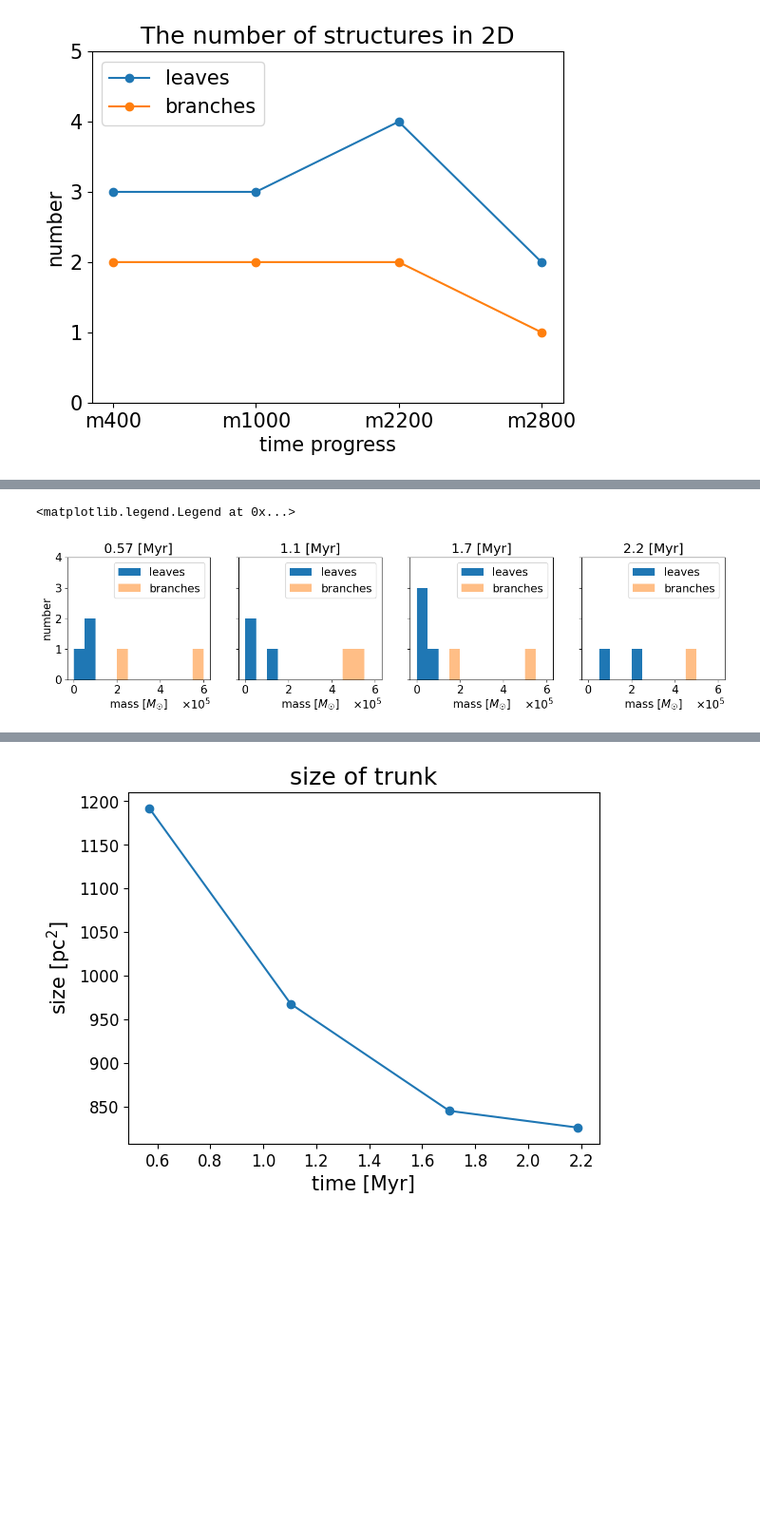
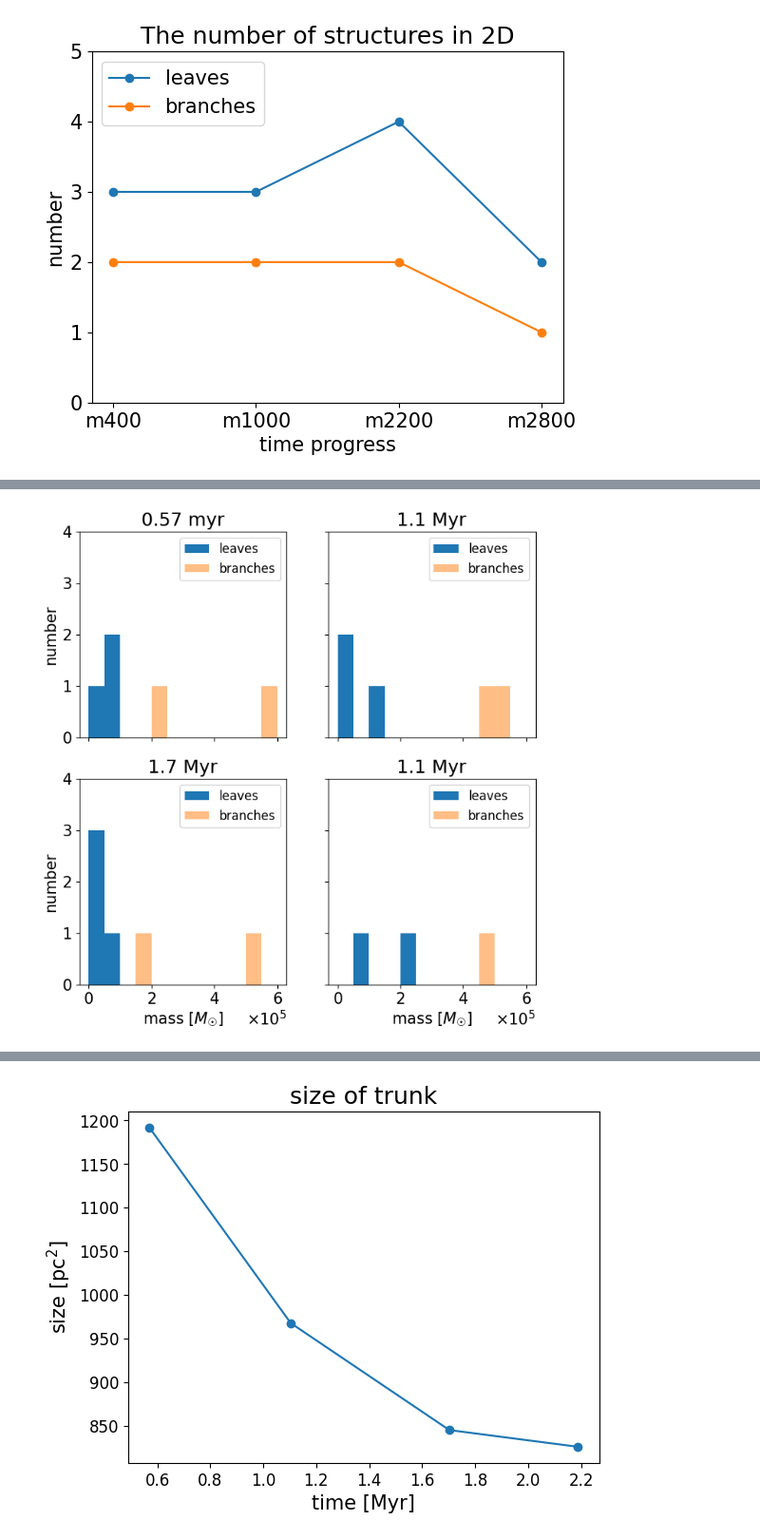
Before and after one commit to kotora260/StarGen, a Jupyter notebook: discuss_2D.ipynb, the cells around one changed output, grey strips where cells are left out. Shown at 95% size. Saved outputs shown, nothing was run; the diff lists cells and outputs as text; code cells hidden in the pictures; blank space fills up the shorter version.

```diff
--- a/discuss_2D.ipynb
+++ b/discuss_2D.ipynb
@@ -71,58 +69,56 @@ axes[3].legend()
 # %%
 # make histgram of the mass of all structures in 2D
 
 leaf_mass_400 = [73370.27119315762, 59195.409926085435, 34242.34182361973]
 leaf_mass_1000 = [25696.755629660933, 116010.15909068486, 30320.89549057875]
 leaf_mass_2200 = [17681.274058123312, 31640.5122211156, 83040.93054706795, 35963.24932525283]
 leaf_mass_2800 = [52118.290098283826, 226889.68263337266]
 
 branch_mass_400 = [575791.3856187873, 202409.55575027614]
 branch_mass_1000 = [493971.11368961167, 540569.8987091397]
 branch_mass_2200 = [502886.8817423286, 197254.124984529]
 branch_mass_2800 = [473164.76796248835]
 
 bins = 12
 range = (0, 600000)
 
-fig, axes = plt.subplots(nrows=1, ncols=4, figsize=(16, 3), sharex=True, sharey=True)
-axes[0].hist(leaf_mass_400, bins=bins, range=range, label='leaves')
-axes[0].hist(branch_mass_400, bins=bins, range=range, alpha=0.5, label='branches')
-axes[1].hist(leaf_mass_1000, bins=bins, range=range, label='leaves')
-axes[1].hist(branch_mass_1000, bins=bins, range=range, alpha=0.5, label='branches')
-axes[2].hist(leaf_mass_2200, bins=bins, range=range, label='leaves')
-axes[2].hist(branch_mass_2200, bins=bins, range=range, alpha=0.5, label='branches')
-axes[3].hist(leaf_mass_2800, bins=bins, range=range, label='leaves')
-axes[3].hist(branch_mass_2800, bins=bins, range=range, alpha=0.5, label='branches')
+fig, axes = plt.subplots(nrows=2, ncols=2, figsize=(8, 8), sharex=True, sharey=True)
+axes[0, 0].hist(leaf_mass_400, bins=bins, range=range, label='leaves')
+axes[0, 0].hist(branch_mass_400, bins=bins, range=range, alpha=0.5, label='branches')
+axes[0, 1].hist(leaf_mass_1000, bins=bins, range=range, label='leaves')
+axes[0, 1].hist(branch_mass_1000, bins=bins, range=range, alpha=0.5, label='branches')
+axes[1, 0].hist(leaf_mass_2200, bins=bins, range=range, label='leaves')
+axes[1, 0].hist(branch_mass_2200, bins=bins, range=range, alpha=0.5, label='branches')
+axes[1, 1].hist(leaf_mass_2800, bins=bins, range=range, label='leaves')
+axes[1, 1].hist(branch_mass_2800, bins=bins, range=range, alpha=0.5, label='branches')
 
-axes[0].xaxis.set_major_formatter(ptick.ScalarFormatter(useMathText=True))
-axes[0].ticklabel_format(style="sci", axis="x", scilimits=(5,5))
-axes[1].xaxis.set_major_formatter(ptick.ScalarFormatter(useMathText=True))
-axes[1].ticklabel_format(style="sci", axis="x", scilimits=(5,5))
-axes[2].xaxis.set_major_formatter(ptick.ScalarFormatter(useMathText=True))
-axes[2].ticklabel_format(style="sci", axis="x", scilimits=(5,5))
-axes[3].xaxis.set_major_formatter(ptick.ScalarFormatter(useMathText=True))
-axes[3].ticklabel_format(style="sci", axis="x", scilimits=(5,5))
+axes[0, 0].xaxis.set_major_formatter(ptick.ScalarFormatter(useMathText=True))
+axes[0, 0].ticklabel_format(style="sci", axis="x", scilimits=(5,5))
+axes[0, 1].xaxis.set_major_formatter(ptick.ScalarFormatter(useMathText=True))
+axes[0, 1].ticklabel_format(style="sci", axis="x", scilimits=(5,5))
+axes[1, 0].xaxis.set_major_formatter(ptick.ScalarFormatter(useMathText=True))
+axes[1, 0].ticklabel_format(style="sci", axis="x", scilimits=(5,5))
+axes[1, 1].xaxis.set_major_formatter(ptick.ScalarFormatter(useMathText=True))
+axes[1, 1].ticklabel_format(style="sci", axis="x", scilimits=(5,5))
 
 plt.yticks(np.arange(0, 5, 1))
 
-axes[0].set_title('0.57 [Myr]')
-axes[0].set_ylabel('number')
-axes[0].set_xlabel('mass [$M_☉$]')
-axes[0].legend()
-axes[1].set_title('1.1 [Myr]')
-axes[1].set_xlabel('mass [$M_☉$]')
-axes[1].legend()
-axes[2].set_title('1.7 [Myr]')
-axes[2].set_xlabel('mass [$M_☉$]')
-axes[2].legend()
-axes[3].set_title('2.2 [Myr]')
-axes[3].set_xlabel('mass [$M_☉$]')
-axes[3].legend()
+axes[0, 0].set_title('0.57 myr')
+axes[0, 0].set_ylabel('number')
+axes[0, 0].legend(fontsize=12)
+axes[0, 1].set_title('1.1 Myr')
+axes[0, 1].legend(fontsize=12)
+axes[1, 0].set_title('1.7 Myr')
+axes[1, 0].set_xlabel('mass [$M_☉$]')
+axes[1, 0].set_ylabel('number')
+axes[1, 0].legend(fontsize=12)
+axes[1, 1].set_title('1.1 Myr')
+axes[1, 1].set_xlabel('mass [$M_☉$]')
+axes[1, 1].legend(fontsize=12)
 
-#fig.savefig('mass_hist_2D_slide', bbox_inches='tight')
+fig.savefig('mass_hist_2D', bbox_inches='tight')
 # %% [output]
-<matplotlib.legend.Legend at 0x...>
-[figure, old version]
+[figure, new version]
 # %%
 # make histgram of virial parameter of all structures in 2D
 
```
Also changed, not shown: parts of 2 cells of this notebook, 7 other files.
